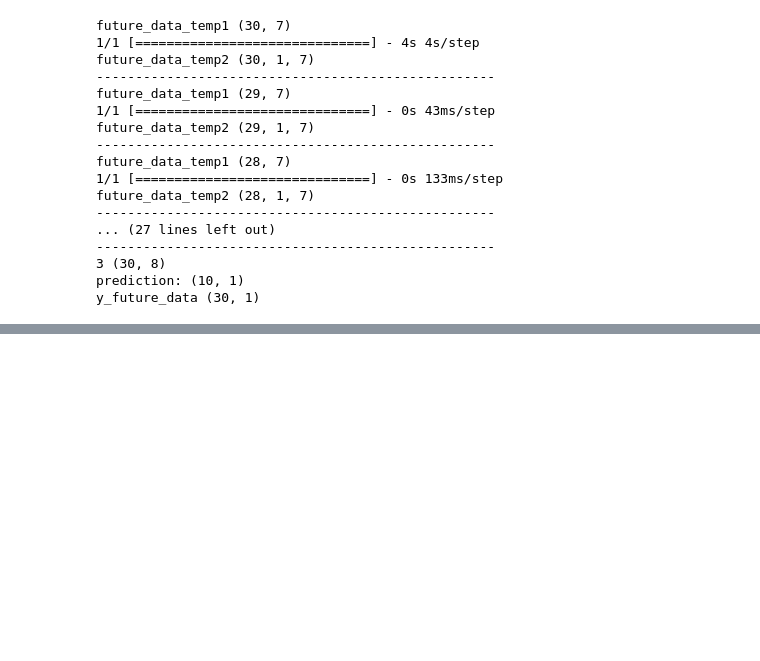
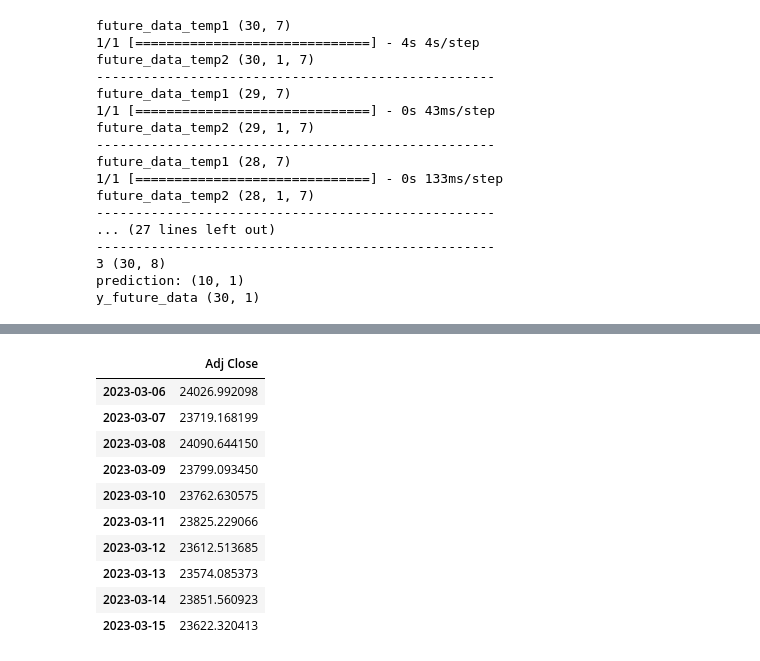
Before and after one commit to amjed87/doc, a Jupyter notebook: chat-GPT/LSTM_1-3-2023by15day.ipynb, the cells around one changed output, grey strips where cells are left out. Cells and saved outputs as stored; diff of their text form; code cells hidden in the pictures; blank space fills up the shorter version.

```diff
--- a/chat-GPT/LSTM_1-3-2023by15day.ipynb
+++ b/chat-GPT/LSTM_1-3-2023by15day.ipynb
@@ -724,0 +752,14 @@ y_future_data
+# %%
+prediction_df_new
+# %% [output]
+|  | Adj Close |
+| 2023-03-06 | 24026.992098 |
+| 2023-03-07 | 23719.168199 |
+| 2023-03-08 | 24090.644150 |
+| 2023-03-09 | 23799.093450 |
+| 2023-03-10 | 23762.630575 |
+| 2023-03-11 | 23825.229066 |
+| 2023-03-12 | 23612.513685 |
+| 2023-03-13 | 23574.085373 |
+| 2023-03-14 | 23851.560923 |
+| 2023-03-15 | 23622.320413 |
```
Also changed, not shown: parts of 26 cells of this notebook.
